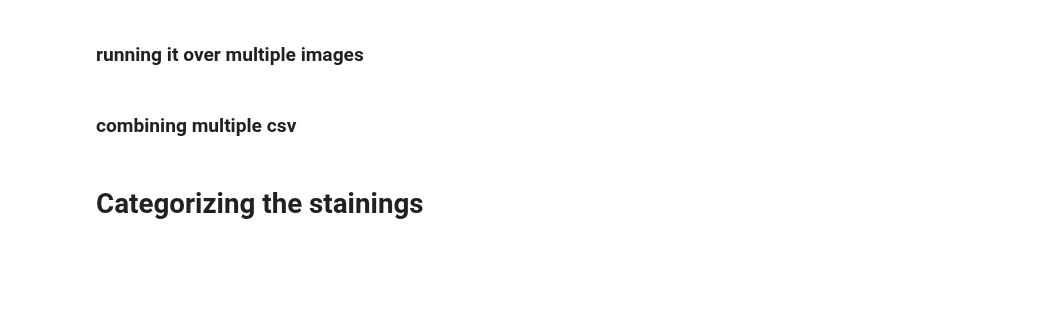
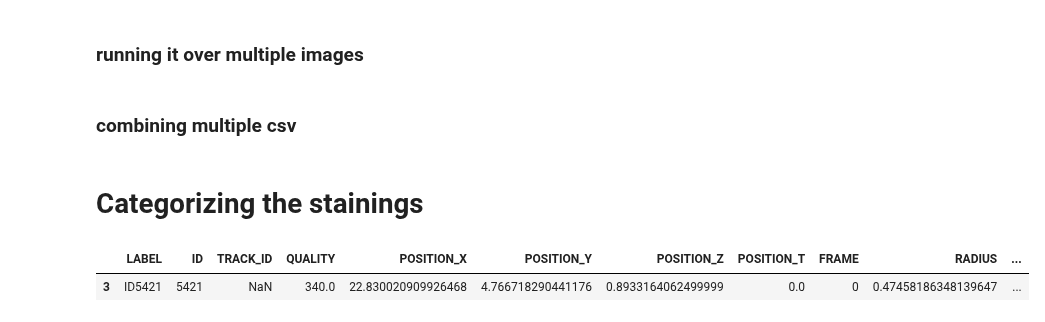
Before and after one commit to jaugenst/pyimagej_workflows, a Jupyter notebook: notebooks/single_bact_quant_2.ipynb, the cells around one changed output. Cells and saved outputs as stored; diff of their text form; code cells hidden in the pictures; blank space fills up the shorter version.

```diff
--- a/notebooks/single_bact_quant_2.ipynb
+++ b/notebooks/single_bact_quant_2.ipynb
@@ -1189,0 +1230,8 @@ df.to_csv(f"{directory_path}Lc3_gal3_%quantif.csv")
+# %%
+csv_path = '/home/saka/Documents/Lab_stuff/confocal/20230622_THP1LC3_gal3_alix_osbp/gal3/single_cells/Experiment-2171/Output/bact_channel_Experiment-2171_1_exportTracks.csv'
+df = pandas.read_csv(csv_path)
+df = df.drop([0,1,2])
+df.head()
+# %% [output]
+|  | LABEL | ID | TRACK_ID | QUALITY | POSITION_X | POSITION_Y | POSITION_Z | POSITION_T | FRAME | RADIUS | ... |
+| 3 | ID5421 | 5421 | NaN | 340.0 | 22.830020909926468 | 4.766718290441176 | 0.8933164062499999 | 0.0 | 0 | 0.47458186348139647 | ... |
```
Also changed, not shown: parts of 12 cells of this notebook.
